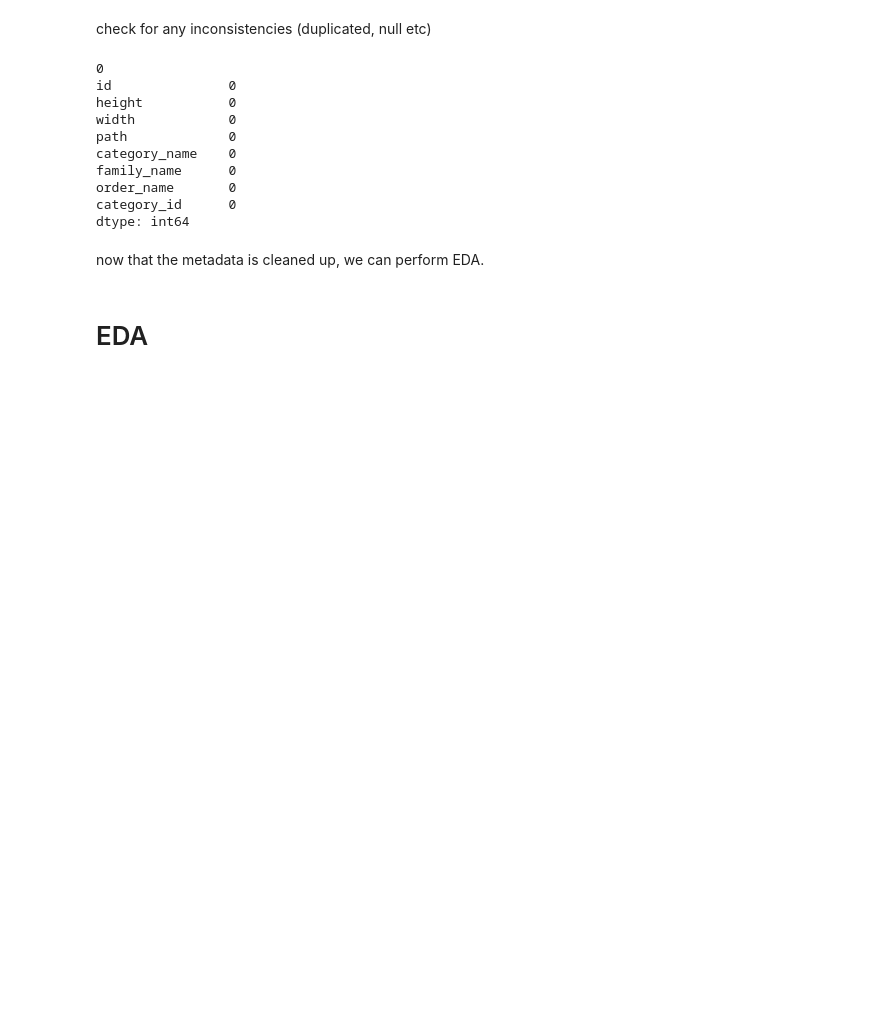
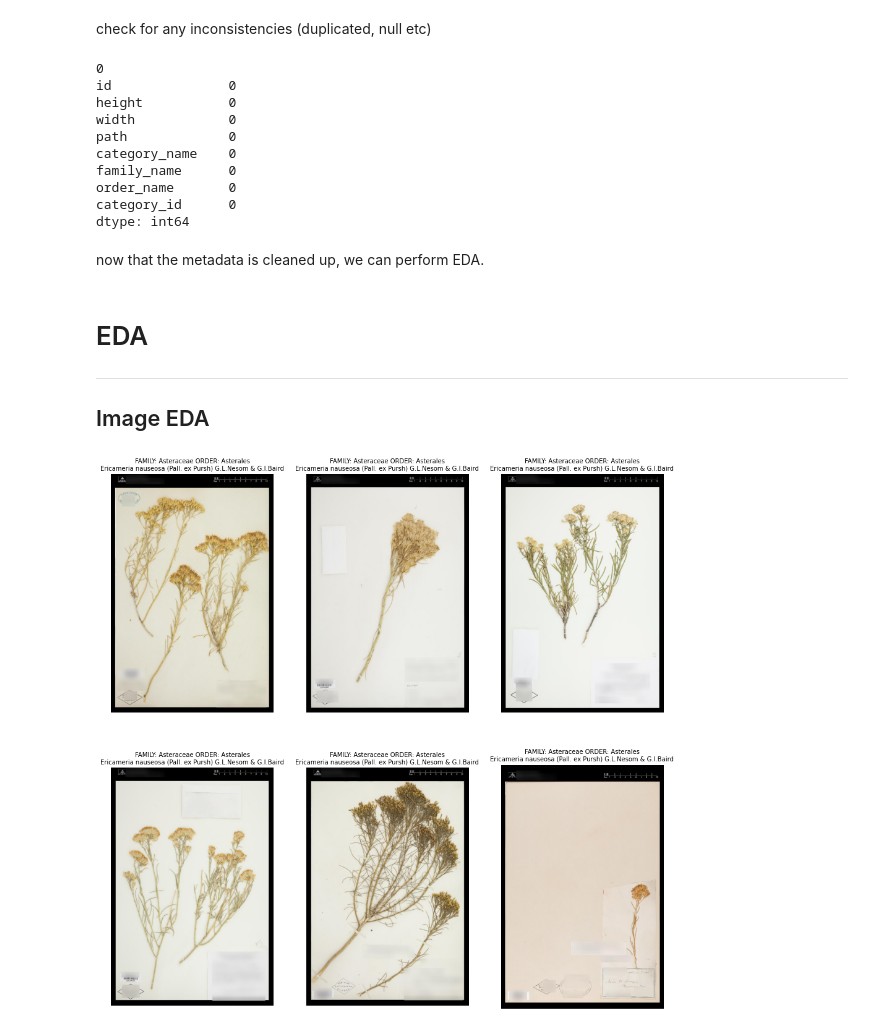
Before and after one commit to pappymu/herb, a Jupyter notebook: herb2021-modeling.ipynb, the cells around one changed output. Cells and saved outputs as stored; diff of their text form; code cells hidden in the pictures; blank space fills up the shorter version.

```diff
--- a/herb2021-modeling.ipynb
+++ b/herb2021-modeling.ipynb
@@ -125,3 +138,46 @@ dtype: int64
 now that the metadata is cleaned up, we can perform EDA.
 # %% [markdown]
 # EDA
+---
+## Image EDA
+# %%
+def visualize_train_batch(paths, categories, families, orders):
+    plt.figure(figsize=(16, 16))
+
+    for idx, info in enumerate(zip(paths, categories, families, orders)):
+        path, category, family, order = info
+
+        plt.subplot(2, 3, idx + 1)
+
+        image = cv2.imread(os.path.join(PATH_TRAIN, path))
+        image = cv2.cvtColor(image, cv2.COLOR_BGR2RGB)
+
+        plt.imshow(image)
+
+        plt.title(
+            f"FAMILY: {family} ORDER: {order}\n{category}",
+            fontsize=10,
+        )
+        plt.axis("off")
+
+    plt.show()
+# %%
+def visualize(df, _id=None):
+    """
+    displays the pictures of the specimens if provided with the id,
+    displays 6 random pictures if no id provided.
+    """
+    tmp = df.sample(6)
+    if _id is not None:
+        tmp = df[df["category_id"] == _id].sample(6)
+
+    visualize_train_batch(
+        tmp["path"].tolist(),
+        tmp["category_name"].tolist(),
+        tmp["family_name"].tolist(),
+        tmp["order_name"].tolist(),
+    )
+# %%
+visualize(df_meta, 22344)
+# %% [output]
+[figure, added]
```
Also changed, not shown: parts of 36 cells of this notebook.
